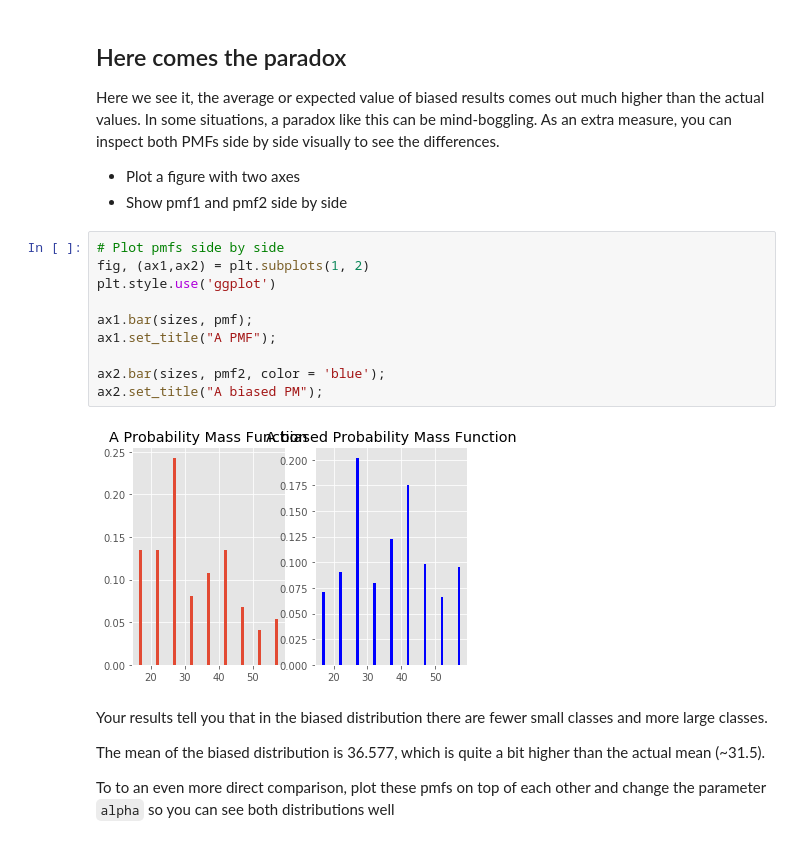
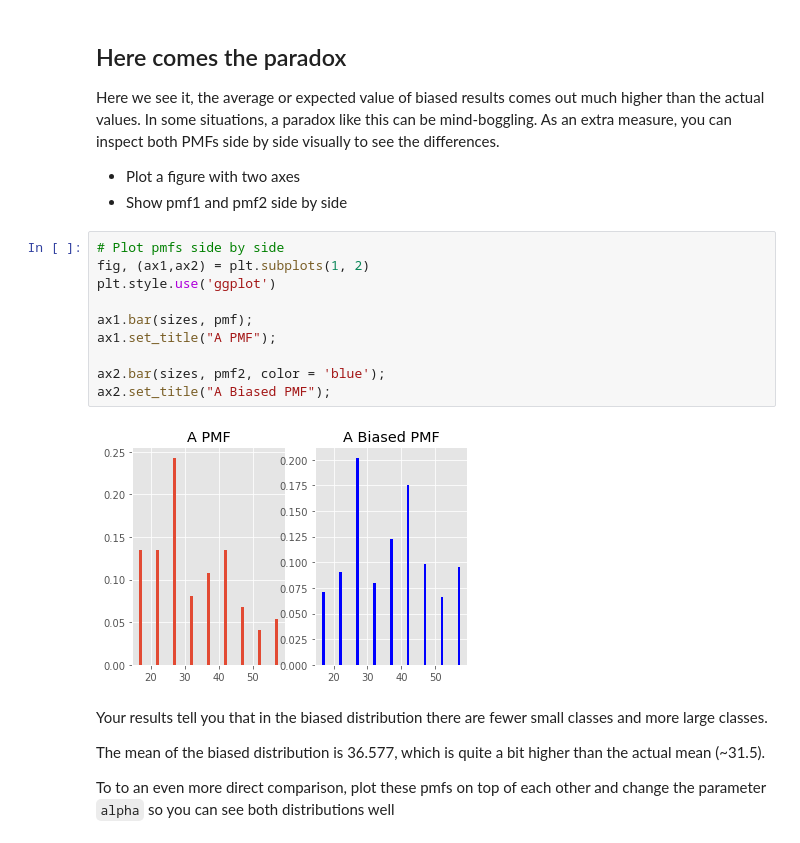
Before and after one commit to Jpeck219/dsc-probability-mass-function-lab-nyc-ds-060319, a Jupyter notebook: index.ipynb, the cells around one changed output. Saved outputs shown, nothing was run; the diff lists cells and outputs as text.

```diff
--- a/index.ipynb
+++ b/index.ipynb
@@ -158,15 +158,15 @@ Here we see it, the average or expected value of biased results comes out much h
 # %%
 # Plot pmfs side by side
 fig, (ax1,ax2) = plt.subplots(1, 2)
 plt.style.use('ggplot')
 
 ax1.bar(sizes, pmf);
 ax1.set_title("A PMF");
 
 ax2.bar(sizes, pmf2, color = 'blue');
-ax2.set_title("A biased PM");
+ax2.set_title("A Biased PMF");
 # %% [output]
-[figure, old version]
+[figure, new version]
 # %% [markdown]
 Your results tell you that in the biased distribution there are fewer small classes and more large classes.
 
```
